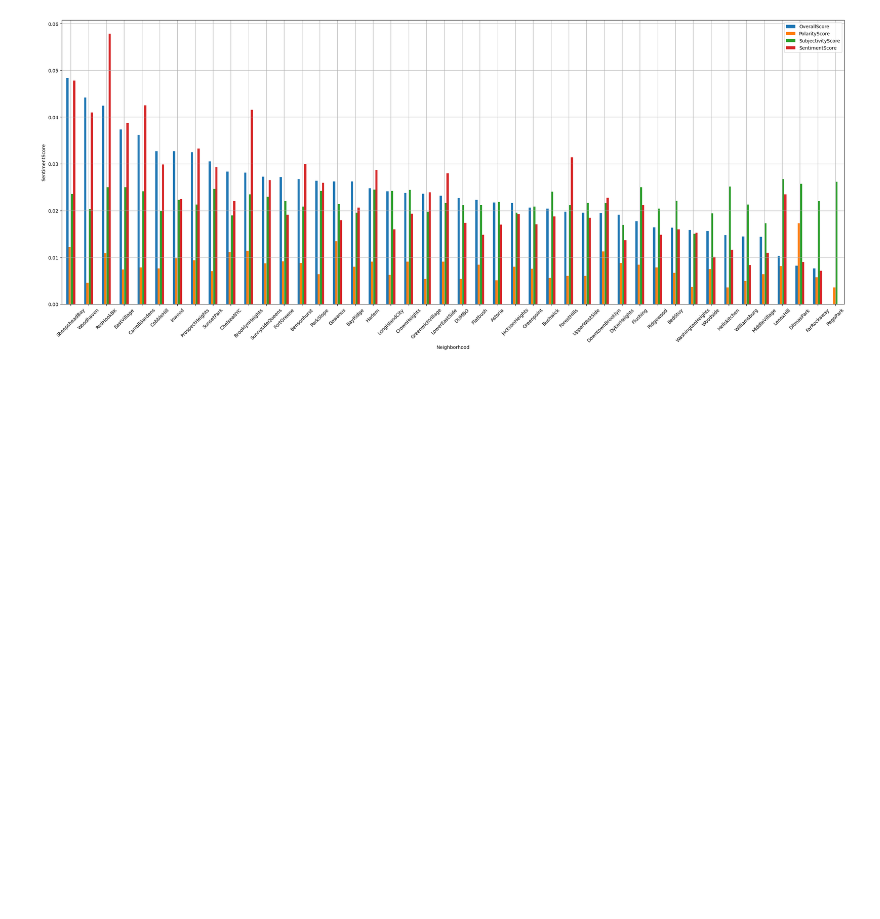
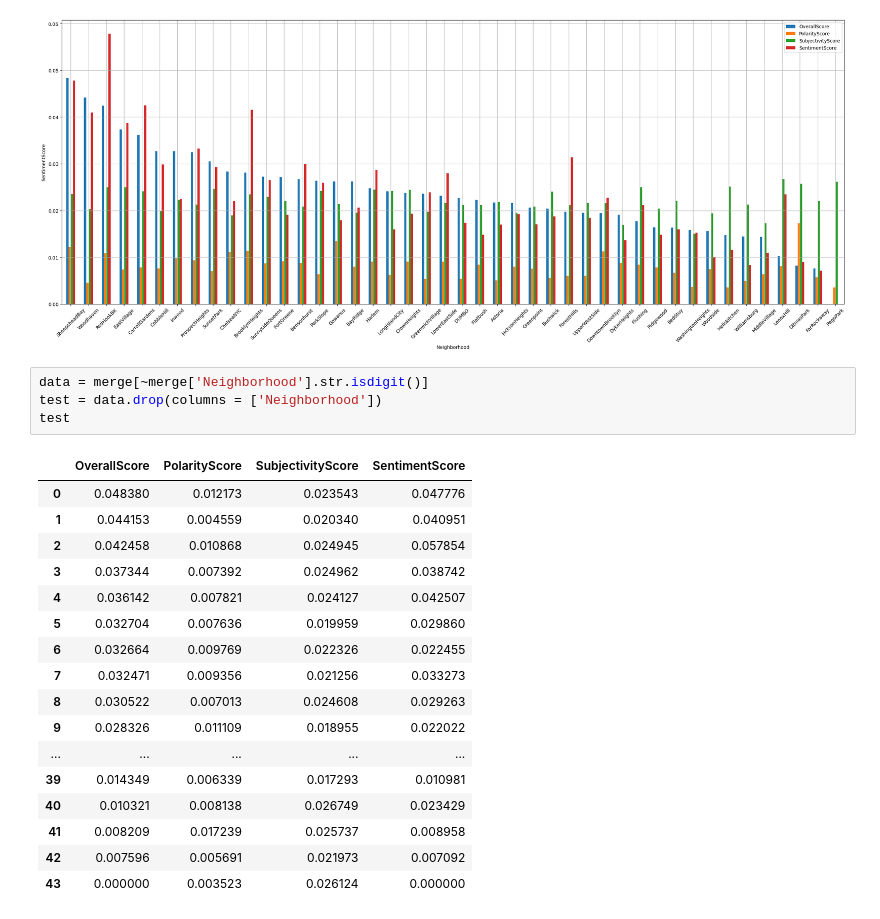
Before and after one commit to R-Yin-217/DS4420_ML-DM2_CourseProject, a Jupyter notebook: src/other_analysys/statistics.ipynb, the cells around one changed output. Cells and saved outputs as stored; diff of their text form; blank space fills up the shorter version.

```diff
--- a/src/other_analysys/statistics.ipynb
+++ b/src/other_analysys/statistics.ipynb
@@ -67,6 +67,28 @@ plt.savefig('Overview.png')
 plt.show()
 # %% [output]
 [figure]
+# %%
+data = merge[~merge['Neighborhood'].str.isdigit()]
+test = data.drop(columns = ['Neighborhood'])
+test
+# %% [output]
+|  | OverallScore | PolarityScore | SubjectivityScore | SentimentScore |
+| 0 | 0.048380 | 0.012173 | 0.023543 | 0.047776 |
+| 1 | 0.044153 | 0.004559 | 0.020340 | 0.040951 |
+| 2 | 0.042458 | 0.010868 | 0.024945 | 0.057854 |
+| 3 | 0.037344 | 0.007392 | 0.024962 | 0.038742 |
+| 4 | 0.036142 | 0.007821 | 0.024127 | 0.042507 |
+| 5 | 0.032704 | 0.007636 | 0.019959 | 0.029860 |
+| 6 | 0.032664 | 0.009769 | 0.022326 | 0.022455 |
+| 7 | 0.032471 | 0.009356 | 0.021256 | 0.033273 |
+| 8 | 0.030522 | 0.007013 | 0.024608 | 0.029263 |
+| 9 | 0.028326 | 0.011109 | 0.018955 | 0.022022 |
+| ... | ... | ... | ... | ... |
+| 39 | 0.014349 | 0.006339 | 0.017293 | 0.010981 |
+| 40 | 0.010321 | 0.008138 | 0.026749 | 0.023429 |
+| 41 | 0.008209 | 0.017239 | 0.025737 | 0.008958 |
+| 42 | 0.007596 | 0.005691 | 0.021973 | 0.007092 |
+| 43 | 0.000000 | 0.003523 | 0.026124 | 0.000000 |
 # %%
 data = merge[~merge['Neighborhood'].str.isdigit()]
 # caculate correlation matrix
```
Also changed, not shown: parts of 2 cells of this notebook, 3 other files.
